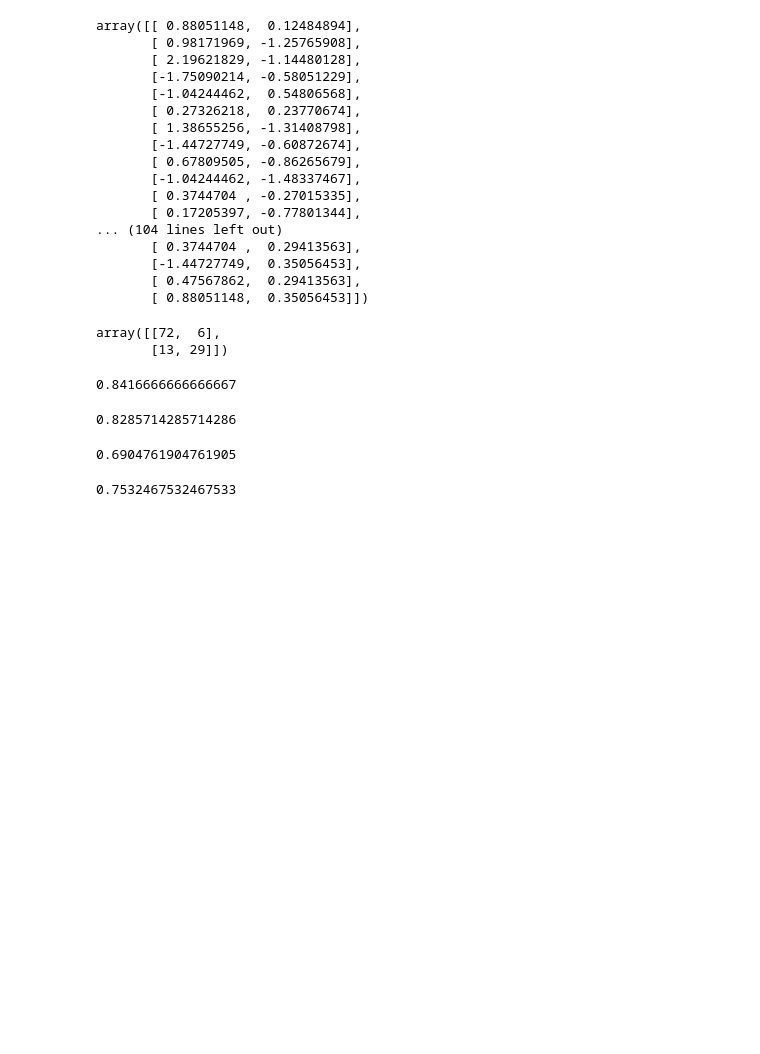
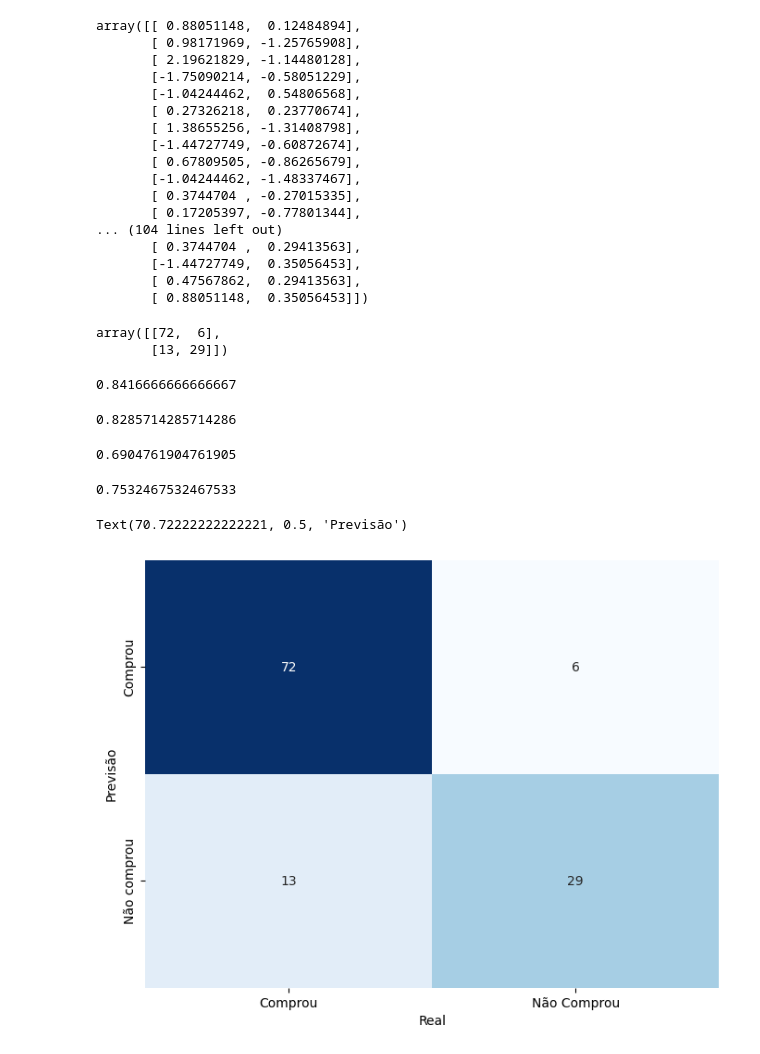
Before and after one commit to LANDOSOUZA/inteligencia_artificial_2025, a Jupyter notebook: aula_9/codigo.ipynb, the cells around one changed output. Cells and saved outputs as stored; diff of their text form; code cells hidden in the pictures; blank space fills up the shorter version.

```diff
--- a/aula_9/codigo.ipynb
+++ b/aula_9/codigo.ipynb
@@ -138,0 +142,9 @@ f1score
+# %%
+plt.figure(figsize=(8,6)) # definição do tamanho da figura
+sns.heatmap(cm,annot=True,fmt='d',cmap='Blues',cbar=False,xticklabels=['Comprou','Não Comprou'],
+            yticklabels=['Comprou','Não comprou'])
+plt.xlabel('Real')
+plt.ylabel('Previsão')
+# %% [output]
+Text(70.72222222222221, 0.5, 'Previsão')
+[figure, added]
```
Also changed, not shown: parts of 1 cell of this notebook.
